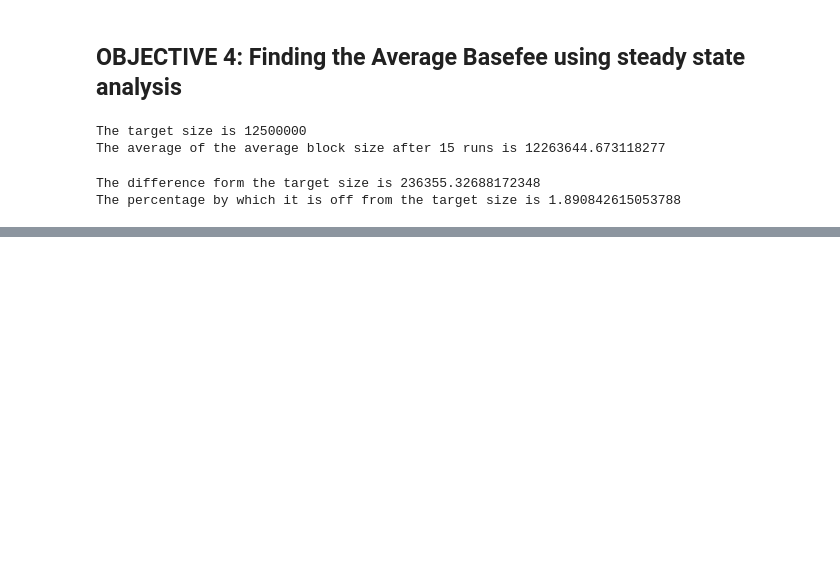
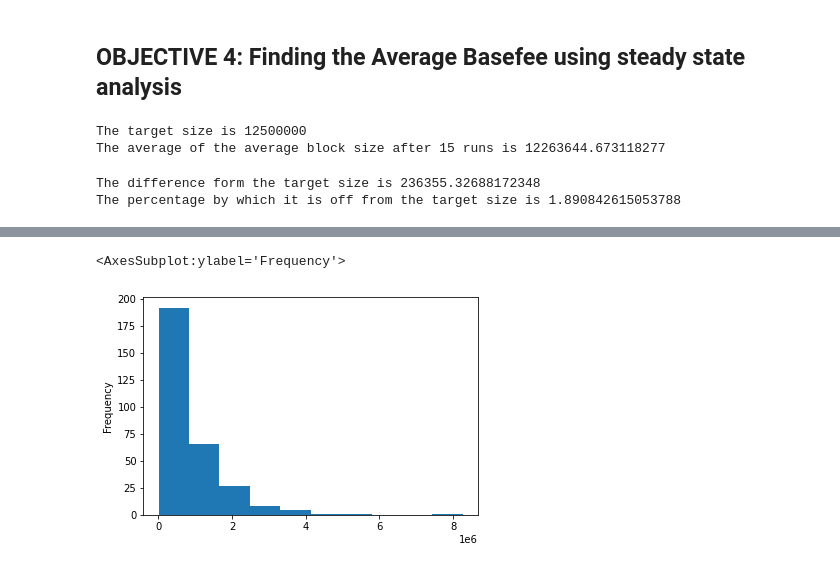
Before and after one commit to SHSR2001/abm1559, a Jupyter notebook: sma_project/main_notebook.ipynb, the cells around one changed output, grey strips where cells are left out. Drawn from its saved outputs; the diff is of its cells as text; code cells hidden in the pictures; blank space fills up the shorter version.

```diff
--- a/sma_project/main_notebook.ipynb
+++ b/sma_project/main_notebook.ipynb
@@ -706,0 +1052,5 @@ The percentage by which it is off from the target size is 1.890842615053788
+# %%
+df_legacy_real['gas_price_diff'].plot(kind = 'hist')
+# %% [output]
+<AxesSubplot:ylabel='Frequency'>
+[figure, added]
```
Also changed, not shown: parts of 44 cells of this notebook.
